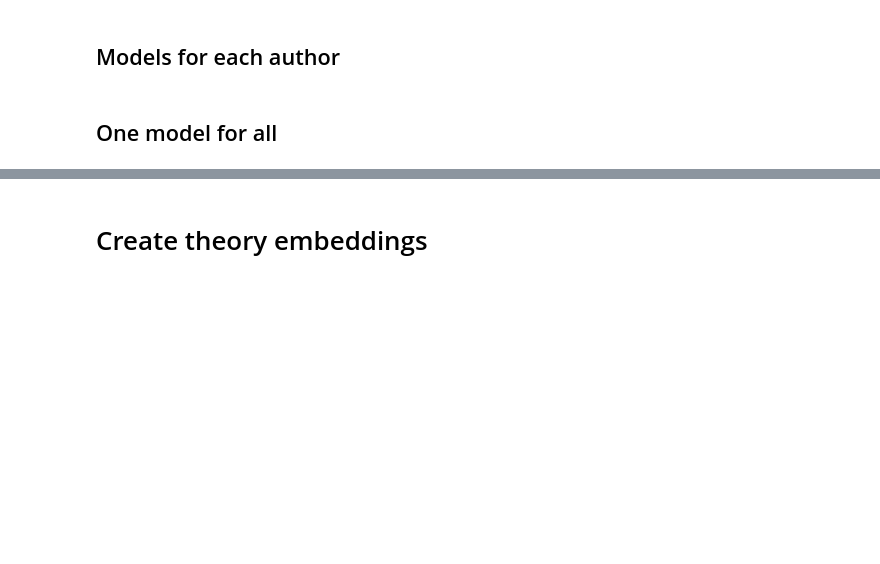
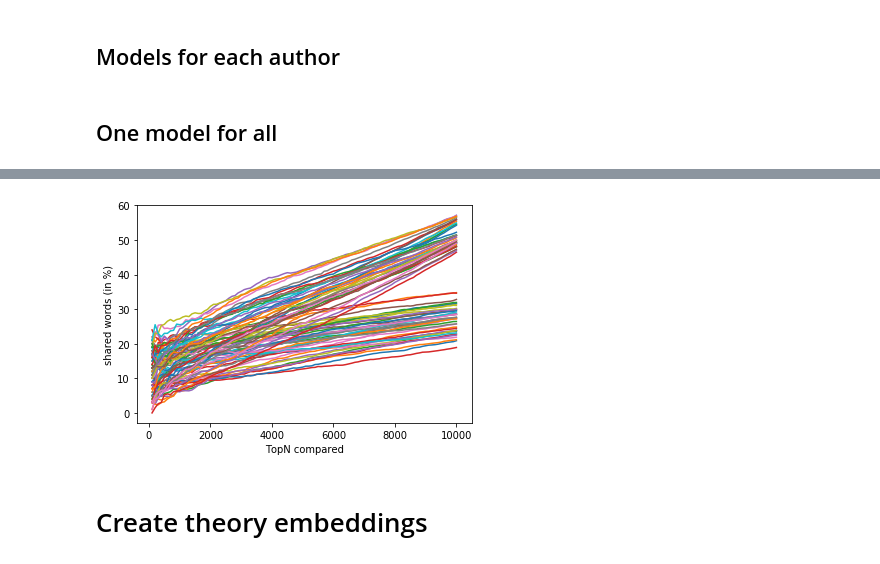
Before and after one commit to heinp/germarxcor, a Jupyter notebook: code/theory_embeddings.ipynb, the cells around one changed output, grey strips where cells are left out. Cells and saved outputs as stored; diff of their text form; code cells hidden in the pictures; blank space fills up the shorter version.

```diff
--- a/code/theory_embeddings.ipynb
+++ b/code/theory_embeddings.ipynb
@@ -152,3 +217,16 @@ model = KeyedVectors.load("../models/all_annotated.model", mmap="r")
+# %%
+for pair in combs:
+    for i in range(len(terms)):
+        b = i*100
+        e = b+100
+        x_values = [i for i in range(100, 10001, 100)]
+        y_values = np.array(100*data["-".join(pair)][b:e])/np.array(x_values)
+        plt.plot(x_values, y_values)
+plt.xlabel("TopN compared")
+plt.ylabel("shared words (in %)")
+plt.savefig("figures/shared_words.pdf")
+# %% [output]
+[figure, added]
 # %% [markdown]
 # Create theory embeddings
 # %%
```
Also changed, not shown: parts of 14 cells of this notebook, 1 other file.
